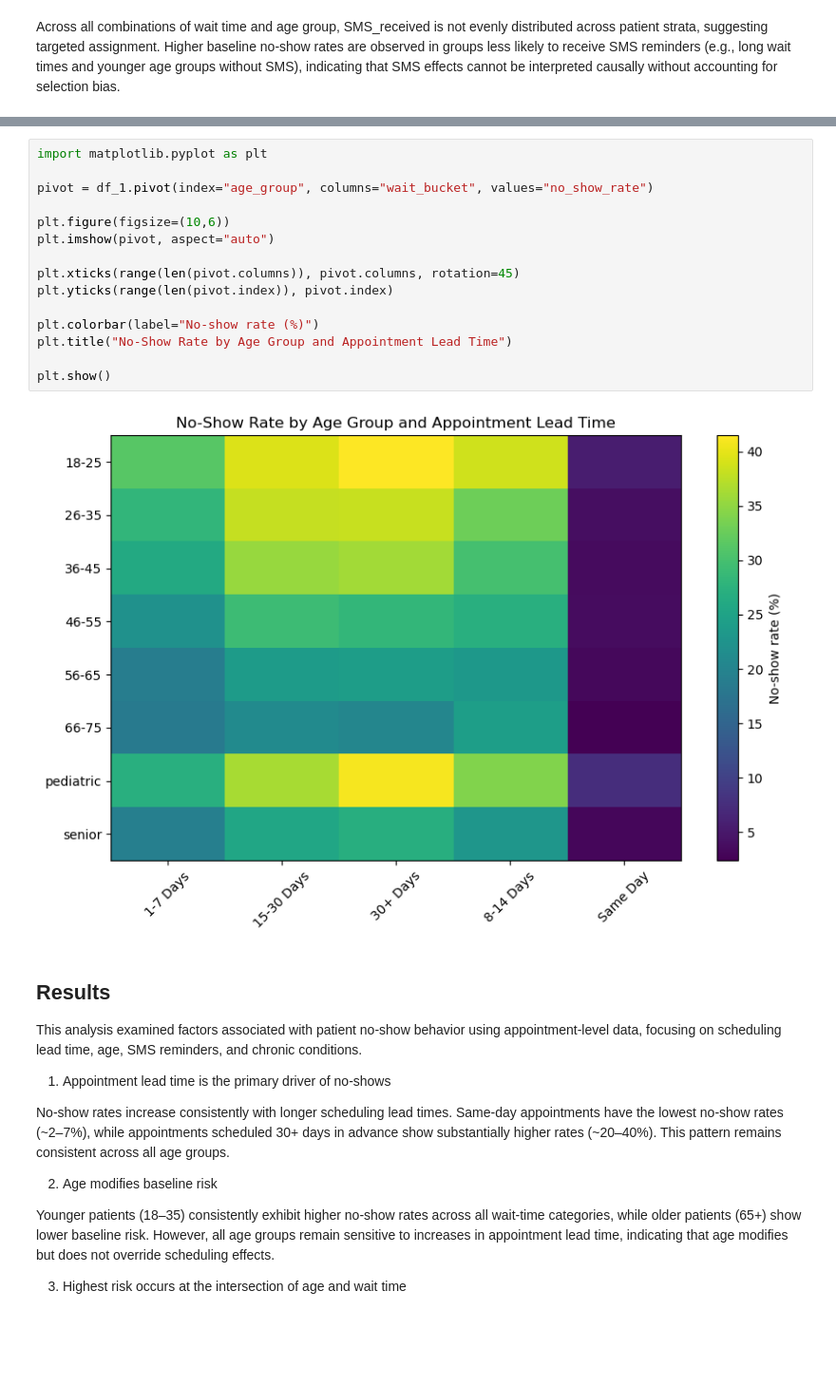
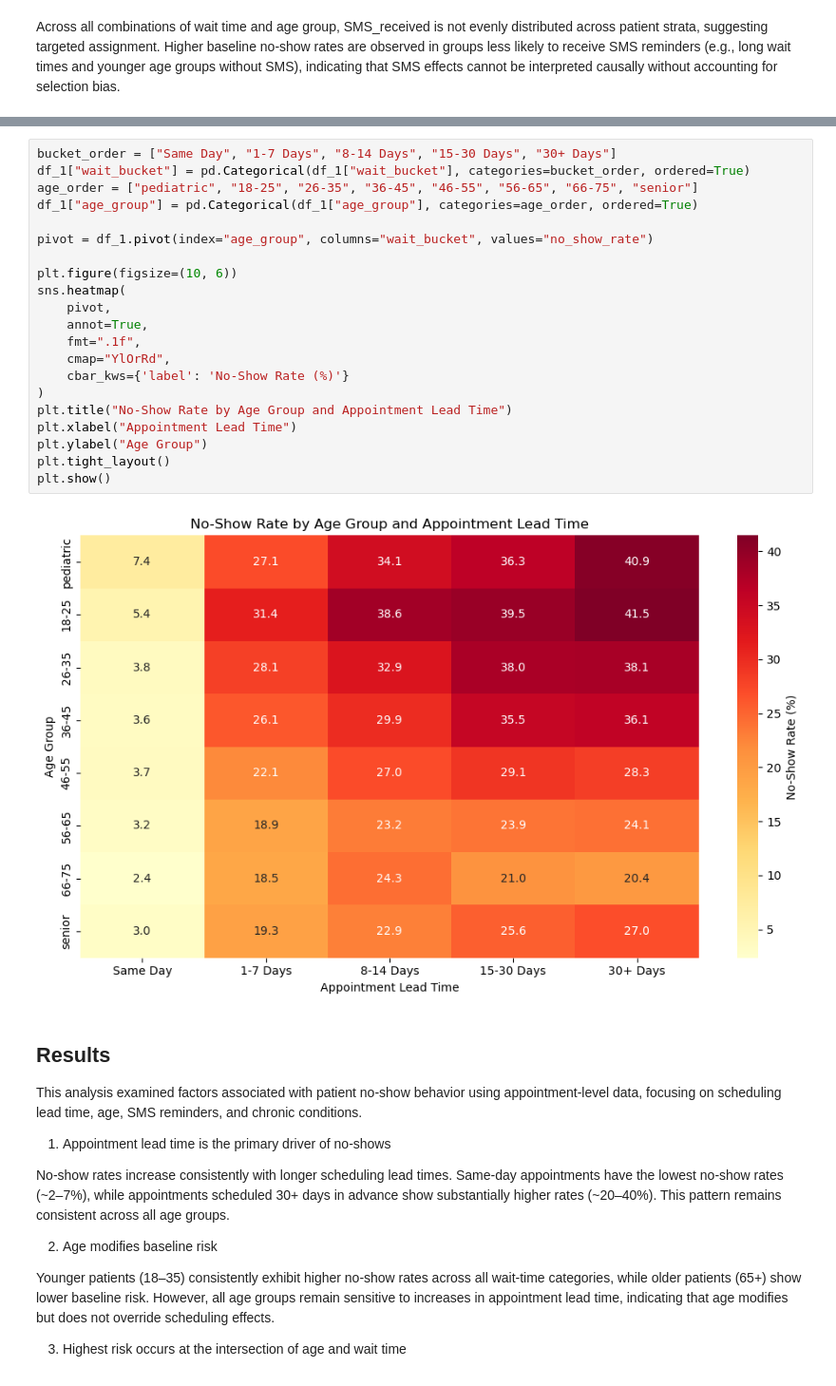
Before and after one commit to eudorach/portfolio_ds_projects, a Jupyter notebook: Appointment_analysis/appointment-no-show-analysis.ipynb, the cells around one changed output, grey strips where cells are left out. Shown at 95% size. Drawn from its saved outputs; the diff is of its cells as text; blank space fills up the shorter version.

```diff
--- a/Appointment_analysis/appointment-no-show-analysis.ipynb
+++ b/Appointment_analysis/appointment-no-show-analysis.ipynb
@@ -652,20 +652,26 @@ df_1
-# %%
-import matplotlib.pyplot as plt
-
-pivot = df_1.pivot(index="age_group", columns="wait_bucket", values="no_show_rate")
-
-plt.figure(figsize=(10,6))
-plt.imshow(pivot, aspect="auto")
-
-plt.xticks(range(len(pivot.columns)), pivot.columns, rotation=45)
-plt.yticks(range(len(pivot.index)), pivot.index)
-
-plt.colorbar(label="No-show rate (%)")
-plt.title("No-Show Rate by Age Group and Appointment Lead Time")
-
-plt.show()
-# %% [output]
-[figure, removed]
+# %%
+bucket_order = ["Same Day", "1-7 Days", "8-14 Days", "15-30 Days", "30+ Days"]
+df_1["wait_bucket"] = pd.Categorical(df_1["wait_bucket"], categories=bucket_order, ordered=True)
+age_order = ["pediatric", "18-25", "26-35", "36-45", "46-55", "56-65", "66-75", "senior"]
+df_1["age_group"] = pd.Categorical(df_1["age_group"], categories=age_order, ordered=True)
+
+pivot = df_1.pivot(index="age_group", columns="wait_bucket", values="no_show_rate")
+
+plt.figure(figsize=(10, 6))
+sns.heatmap(
+    pivot,
+    annot=True,
+    fmt=".1f",
+    cmap="YlOrRd",
+    cbar_kws={'label': 'No-Show Rate (%)'}
+)
+plt.title("No-Show Rate by Age Group and Appointment Lead Time")
+plt.xlabel("Appointment Lead Time")
+plt.ylabel("Age Group")
+plt.tight_layout()
+plt.show()
+# %% [output]
+[figure, added]
 # %% [markdown]
 ## Results
 
```
Also changed, not shown: parts of 3 cells of this notebook, 1 other file.
